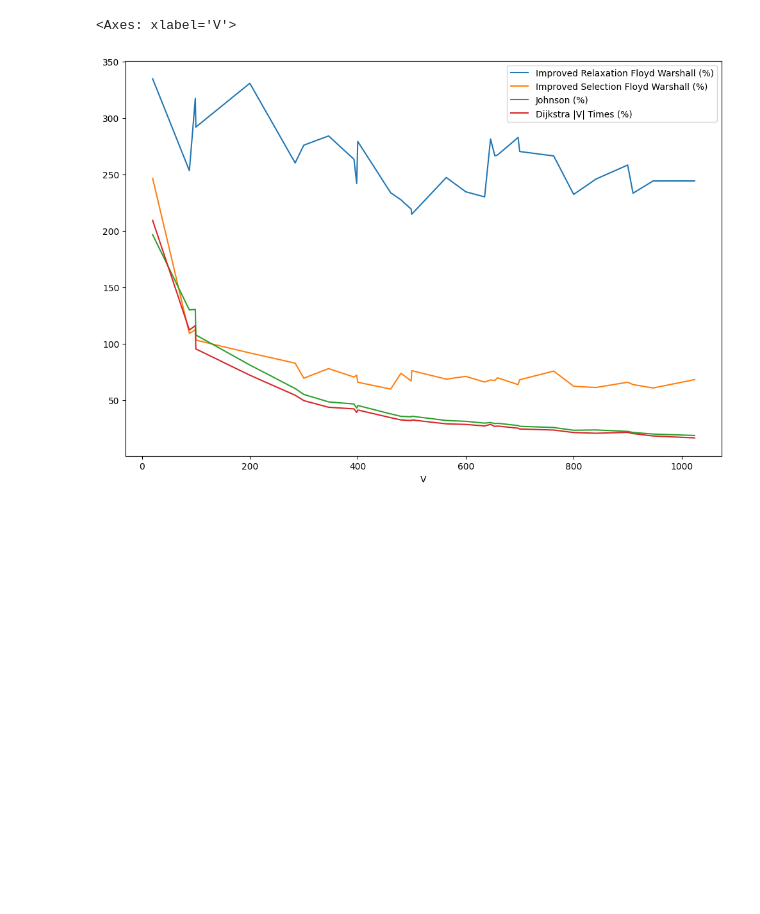
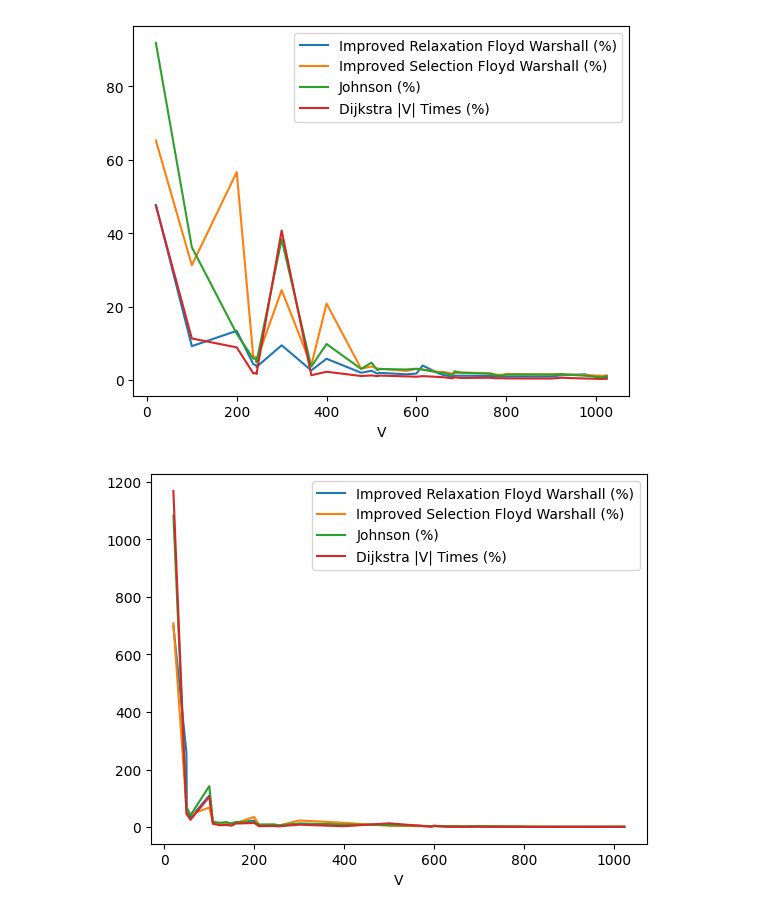
Before and after one commit to michaelsinanta/daa-paper, a Jupyter notebook: data_visualization.ipynb, the cells around one changed output. Cells and saved outputs as stored; diff of their text form; code cells hidden in the pictures; blank space fills up the shorter version.

```diff
--- a/data_visualization.ipynb
+++ b/data_visualization.ipynb
@@ -27,8 +27,9 @@ for key in df_times.keys():
 # %%
 # test = df_times['V/2'][ df_times['V/2']['V'] > 500]
 # test.plot(x='V', y=other_algo_list + ' (%)', kind='line', figsize=(12, 8))
 
-df_times['V'].plot(x='V', y=other_algo_list + ' (%)', kind='line', figsize=(12, 8))
+for key in df_times.keys():
+    df_times[key].plot(x='V', y=other_algo_list + ' (%)', kind='line')
 # %% [output]
-<Axes: xlabel='V'>
-[figure, old version]
+[figure, new version]
+[figure, added]
```
Also changed, not shown: parts of 2 cells of this notebook, 9 other files.
